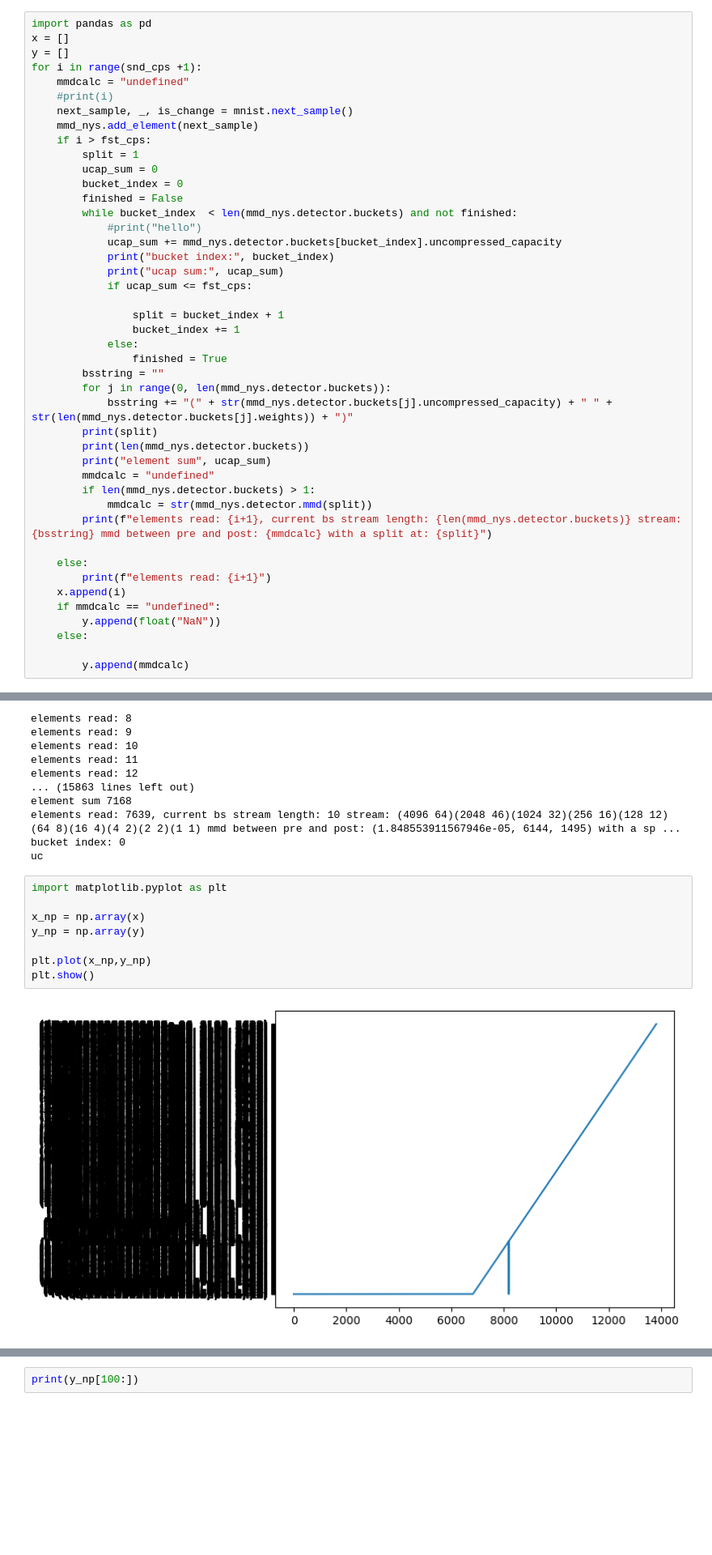
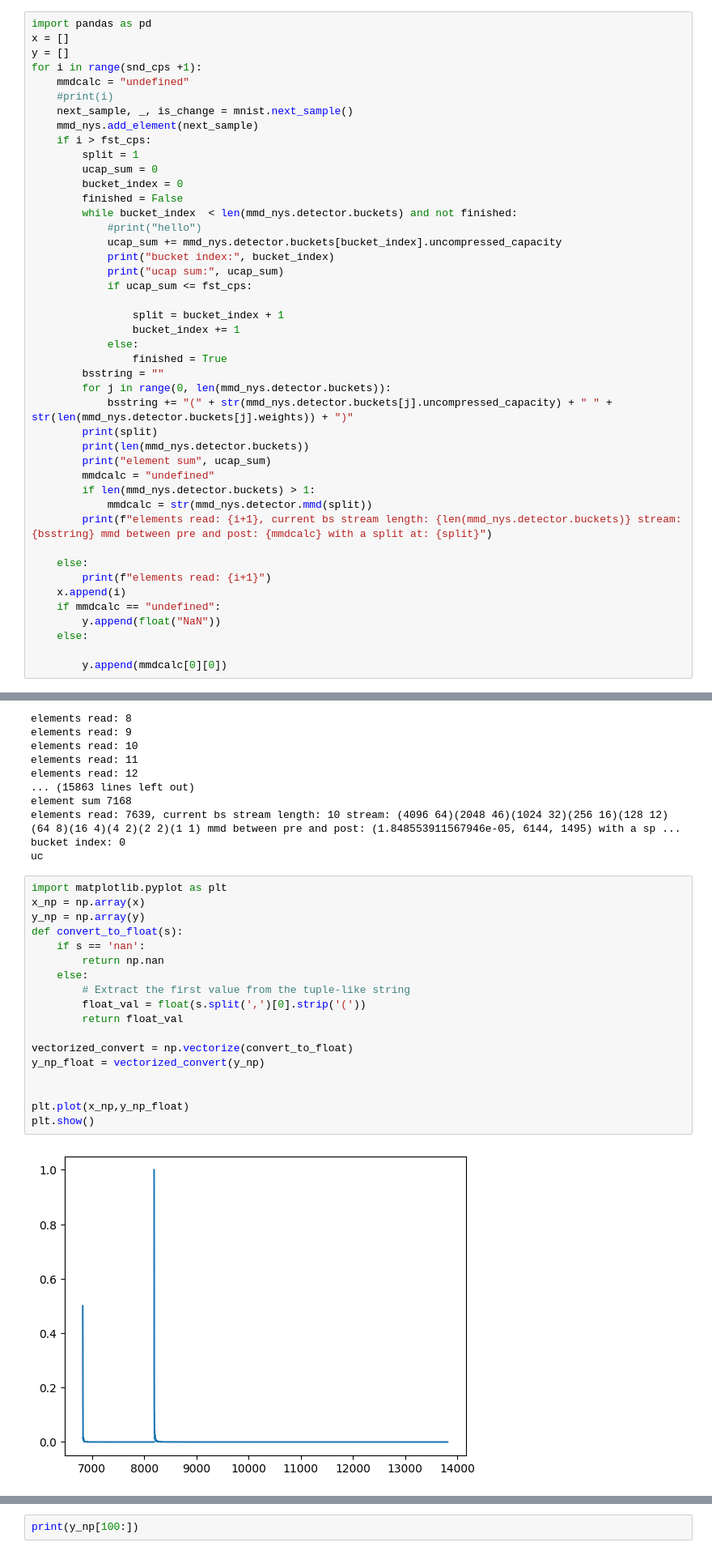
Before and after one commit to blendaddict/MMDEW_Nystroem, a Jupyter notebook: src/mnist_exploration.ipynb, the cells around one changed output, grey strips where cells are left out. Shown at 81% size. Saved outputs shown, nothing was run; the diff lists cells and outputs as text; blank space fills up the shorter version.

Commit message:
corrected the plot

```diff
--- a/src/mnist_exploration.ipynb
+++ b/src/mnist_exploration.ipynb
@@ -77,7 +77,7 @@ for i in range(snd_cps +1):
         y.append(float("NaN"))
     else:
 
-        y.append(mmdcalc)
+        y.append(mmdcalc[0][0])
 # %% [output]
 elements read: 1
 elements read: 2
@@ -98,11 +98,21 @@ bucket index: 0
 uc
 # %%
 import matplotlib.pyplot as plt
-
 x_np = np.array(x)
 y_np = np.array(y)
+def convert_to_float(s):
+    if s == 'nan':
+        return np.nan
+    else:
+        # Extract the first value from the tuple-like string
+        float_val = float(s.split(',')[0].strip('('))
+        return float_val
 
-plt.plot(x_np,y_np)
+vectorized_convert = np.vectorize(convert_to_float)
+y_np_float = vectorized_convert(y_np)
+
+
+plt.plot(x_np,y_np_float)
 plt.show()
 # %% [output]
-[figure, old version]
+[figure, new version]
```
Also changed, not shown: parts of 6 cells of this notebook.
